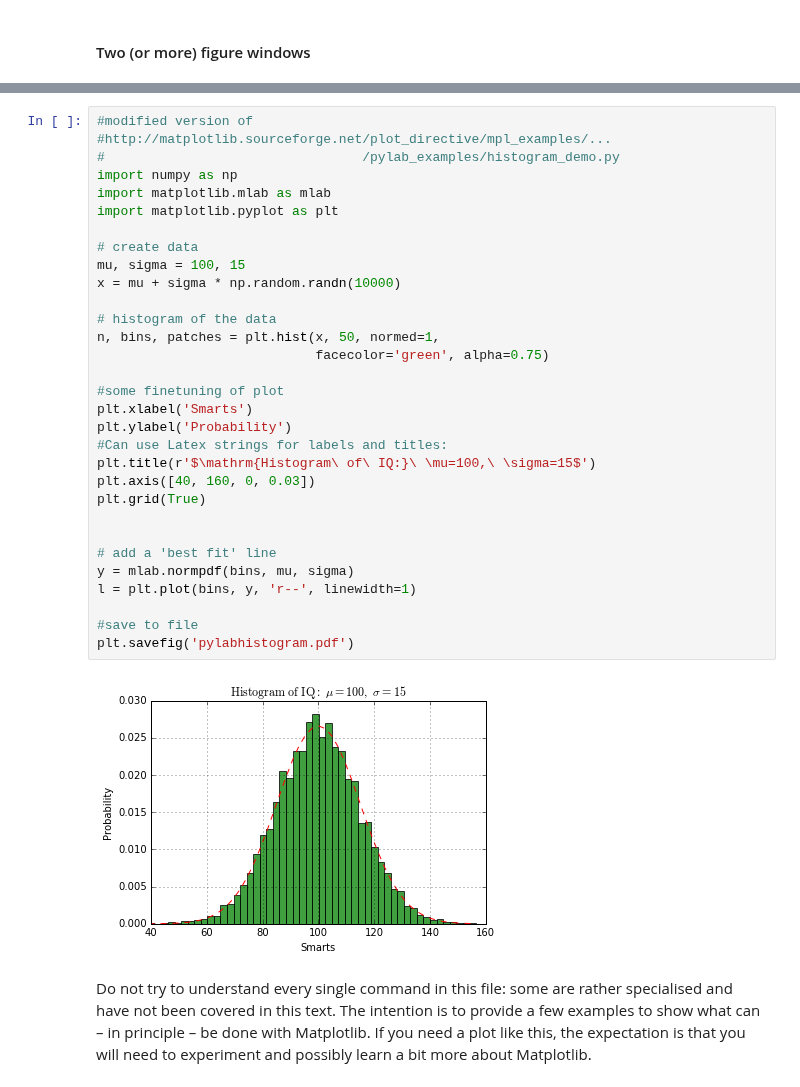
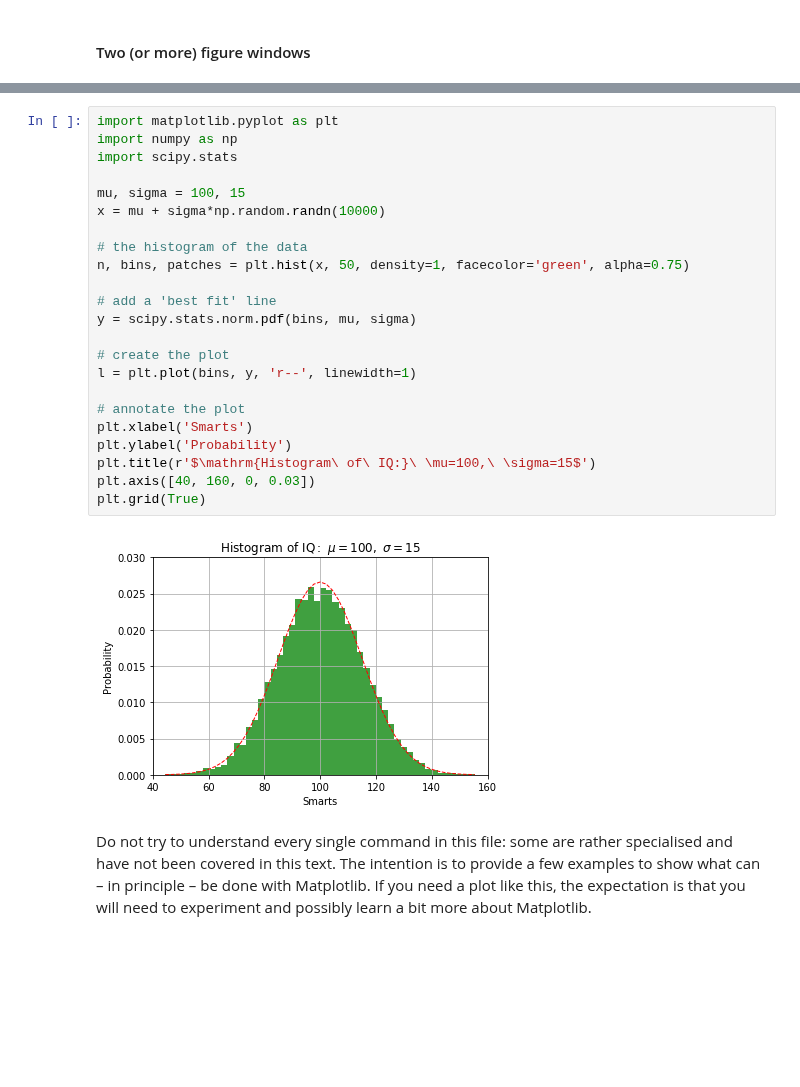
Before and after one commit to fangohr/introduction-to-python-for-computational-science-and-engineering, a Jupyter notebook: 15-visualising-data.ipynb, the cells around one changed output, grey strips where cells are left out. Cells and saved outputs as stored; diff of their text form; blank space fills up the shorter version.

```diff
--- a/15-visualising-data.ipynb
+++ b/15-visualising-data.ipynb
@@ -384,36 +384,28 @@ The program below demonstrates how to create histograms from stastical data in M
 # %%
-#modified version of
-#http://matplotlib.sourceforge.net/plot_directive/mpl_examples/...
-#                                 /pylab_examples/histogram_demo.py
+import matplotlib.pyplot as plt
 import numpy as np
-import matplotlib.mlab as mlab
-import matplotlib.pyplot as plt
+import scipy.stats
 
-# create data
 mu, sigma = 100, 15
-x = mu + sigma * np.random.randn(10000)
+x = mu + sigma*np.random.randn(10000)
 
-# histogram of the data
-n, bins, patches = plt.hist(x, 50, normed=1,
-                            facecolor='green', alpha=0.75)
+# the histogram of the data
+n, bins, patches = plt.hist(x, 50, density=1, facecolor='green', alpha=0.75)
 
-#some finetuning of plot
+# add a 'best fit' line
+y = scipy.stats.norm.pdf(bins, mu, sigma)
+
+# create the plot
+l = plt.plot(bins, y, 'r--', linewidth=1)
+
+# annotate the plot
 plt.xlabel('Smarts')
 plt.ylabel('Probability')
-#Can use Latex strings for labels and titles:
 plt.title(r'$\mathrm{Histogram\ of\ IQ:}\ \mu=100,\ \sigma=15$')
 plt.axis([40, 160, 0, 0.03])
 plt.grid(True)
-
-
-# add a 'best fit' line
-y = mlab.normpdf(bins, mu, sigma)
-l = plt.plot(bins, y, 'r--', linewidth=1)
-
-#save to file
-plt.savefig('pylabhistogram.pdf')
 # %% [output]
-[figure, old version]
+[figure, new version]
 # %% [markdown]
 Do not try to understand every single command in this file: some are rather specialised and have not been covered in this text. The intention is to provide a few examples to show what can – in principle – be done with Matplotlib. If you need a plot like this, the expectation is that you will need to experiment and possibly learn a bit more about Matplotlib.
 # %% [markdown]
```
Also changed, not shown: parts of 12 cells of this notebook.
